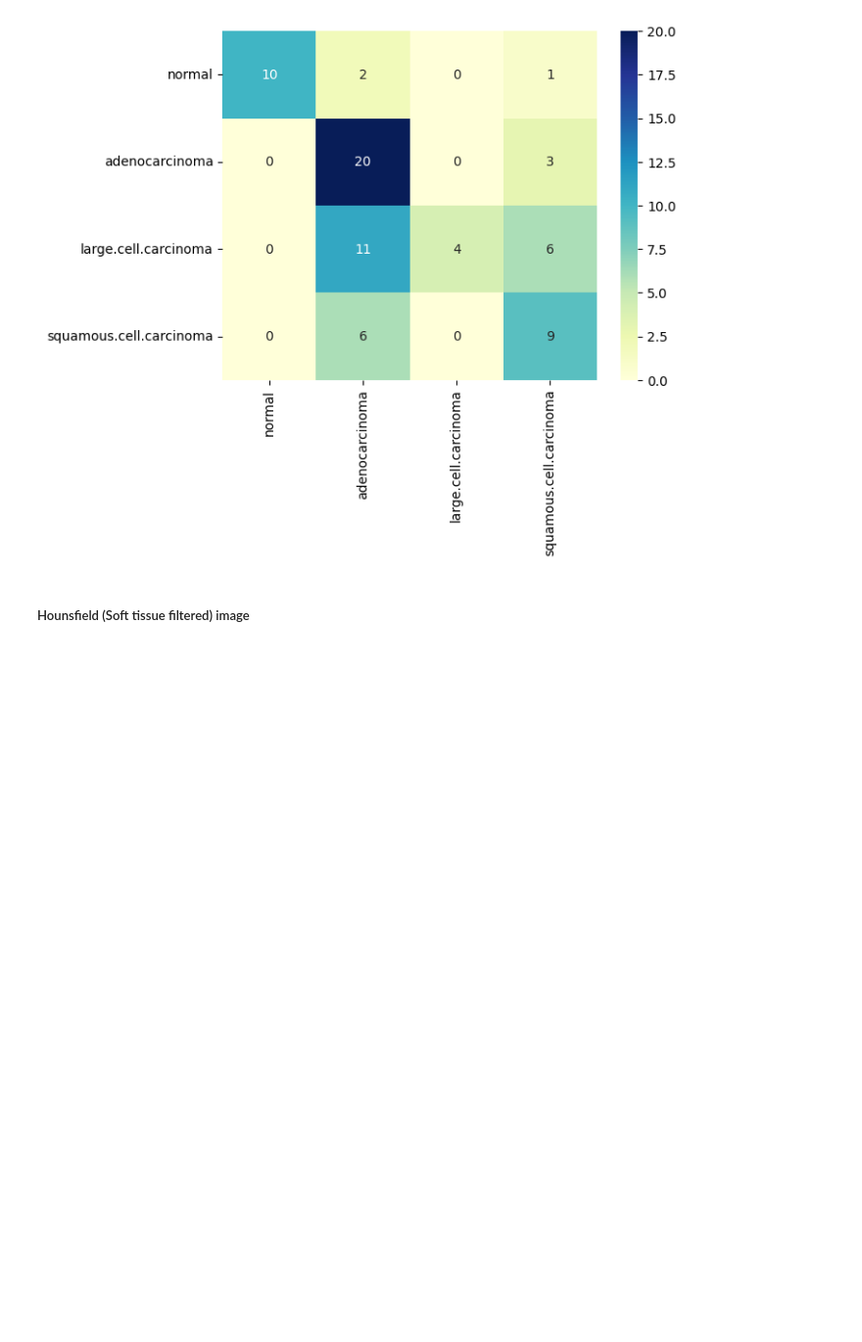
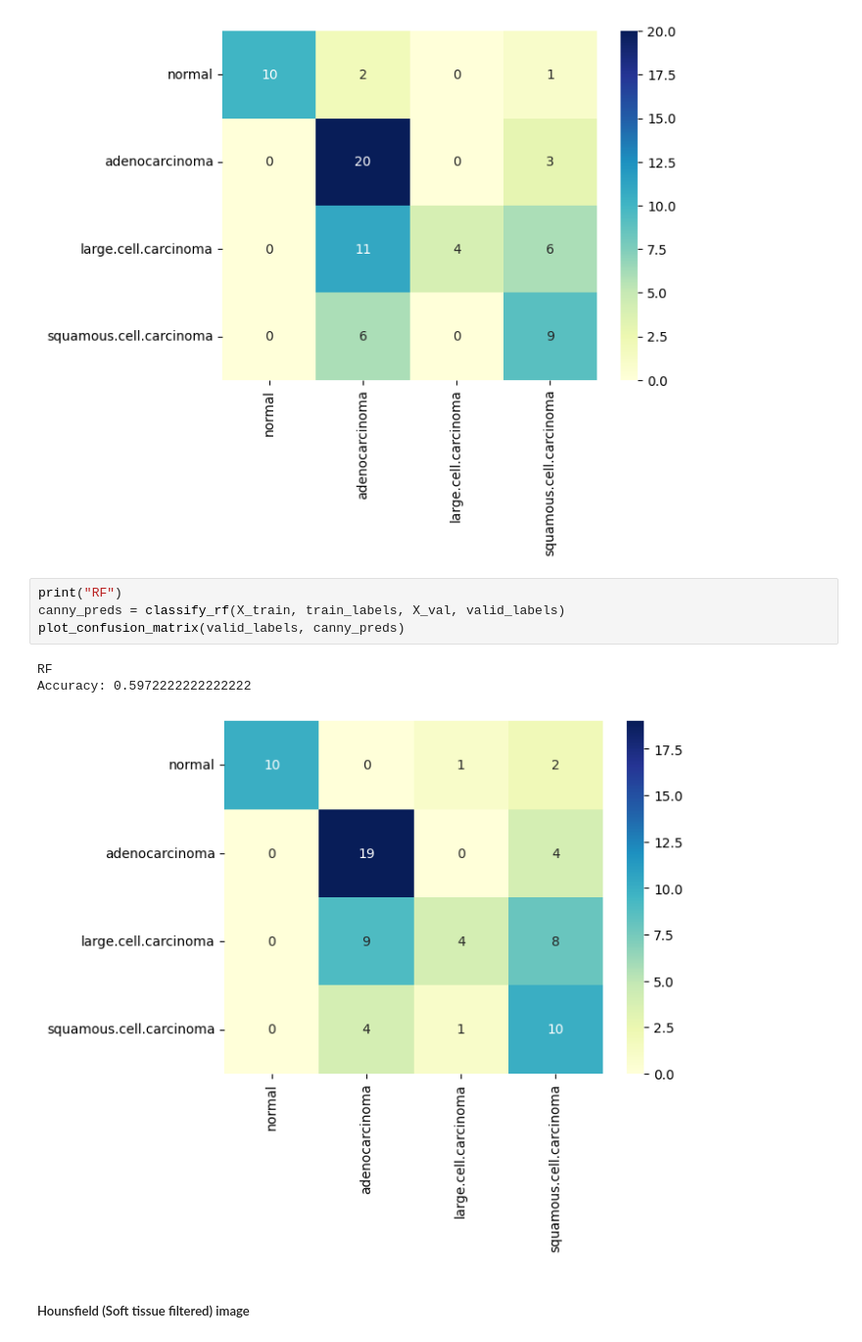
Before and after one commit to zacharyzimm/mids-281-final-project, a Jupyter notebook: Experiments.ipynb, the cells around one changed output. Shown at 98% size. Drawn from its saved outputs; the diff is of its cells as text; blank space fills up the shorter version.

```diff
--- a/Experiments.ipynb
+++ b/Experiments.ipynb
@@ -148,6 +164,14 @@ plot_confusion_matrix(valid_labels, canny_preds)
 SVM
 Accuracy: 0.5972222222222222
 [figure]
+# %%
+print("RF")
+canny_preds = classify_rf(X_train, train_labels, X_val, valid_labels)
+plot_confusion_matrix(valid_labels, canny_preds)
+# %% [output]
+RF
+Accuracy: 0.5972222222222222
+[figure, added]
 # %% [markdown]
 ##### Hounsfield (Soft tissue filtered) image
 # %%
```
Also changed, not shown: parts of 10 cells of this notebook, 2 other files.
